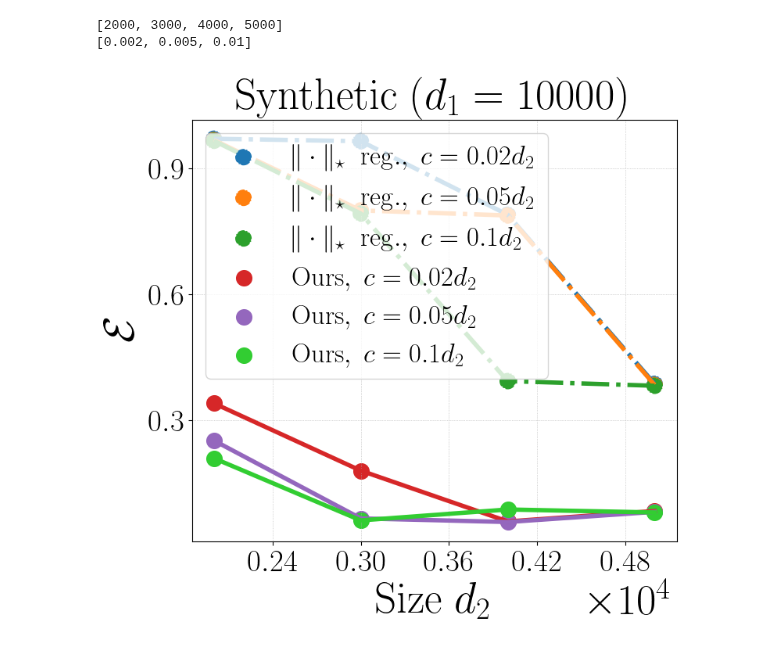
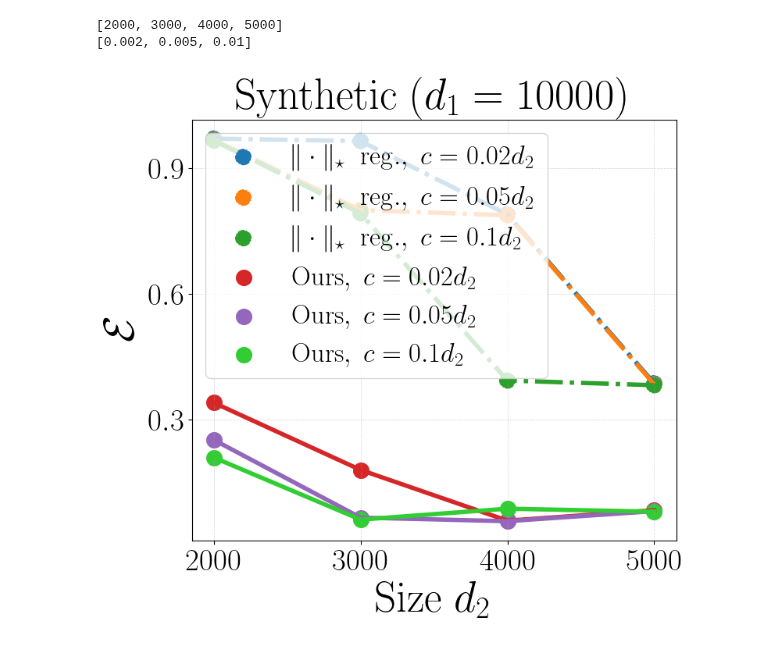
Before and after one commit to VirtuosoResearch/Matrix-completion-from-ultrasparse-samples, a Jupyter notebook: plots/sample_comp.ipynb, the cells around one changed output. Drawn from its saved outputs; the diff is of its cells as text; code cells hidden in the pictures.

Commit message:
plot

```diff
--- a/plots/sample_comp.ipynb
+++ b/plots/sample_comp.ipynb
@@ -68,37 +68,37 @@ plt.scatter(X, err_mean[2], s=200, color='limegreen', label=r"$\mathrm{Ours},~c=
 
 
 #plt.legend(fontsize=20, loc='upper center',bbox_to_anchor=(0.5, 1.4), ncol=2)
 #plt.title(title, fontsize=40, y=1.4)
 plt.title(title, fontsize=40)
 #plt.legend(fontsize=20, loc='center left',bbox_to_anchor=(1, 0.5), ncol=1)
 plt.legend(fontsize=25, loc='upper left', ncol=1)
 
 plt.xlabel(r"$\mathrm{Size}~d_2$", fontsize=40)
 plt.ylabel(r"$\mathcal{E}$", fontsize=40)
 
 plt.xticks(fontsize=28)
 plt.yticks(fontsize=28)
 #plt.yscale("log", base=10)
 #plt.ylim(,1.1)
-plt.ticklabel_format(style='sci', axis='x', scilimits=(4, 4))
-plt.gca().xaxis.get_offset_text().set_fontsize(40)
+#plt.ticklabel_format(style='sci', axis='x', scilimits=(4, 4))
+#plt.gca().xaxis.get_offset_text().set_fontsize(40)
 
-plt.gca().xaxis.set_major_locator(MaxNLocator(6))
+plt.gca().xaxis.set_major_locator(MaxNLocator(4))
 plt.gca().yaxis.set_major_locator(MaxNLocator(4))
 plt.grid(lw=0.5, ls=":")
 #acc_str = f"best train acc: {np.array(train_acc).max():.4f}\nvalid acc: {val_acc[-1]:.4f}\nbest valid acc: {np.array(val_acc).max():.4f}\ngrokking gap: {val_converge-train_converge}"
 # plt.annotate(acc_str, xy=(0.2, 0.5), xycoords='axes fraction', fontsize=12, color='purple', ha='center')
 # add the annotation text to the overleaf file
 #plt.tight_layout()
 plot_name = f"./plots/sample_complexity_err.pdf"
 plt.savefig(plot_name, bbox_inches='tight', format="pdf", dpi=1200)
 
 plt.show()
 plt.close()
 # %% [output]
 [2000, 3000, 4000, 5000]
 [0.002, 0.005, 0.01]
-[figure, old version]
+[figure, new version]
 # %%
 file = '../results/results_data/r_sample_complexity_syn_10000_1000_r30_p1e-02.pt'
 
```
Also changed, not shown: parts of 1 cell of this notebook.
